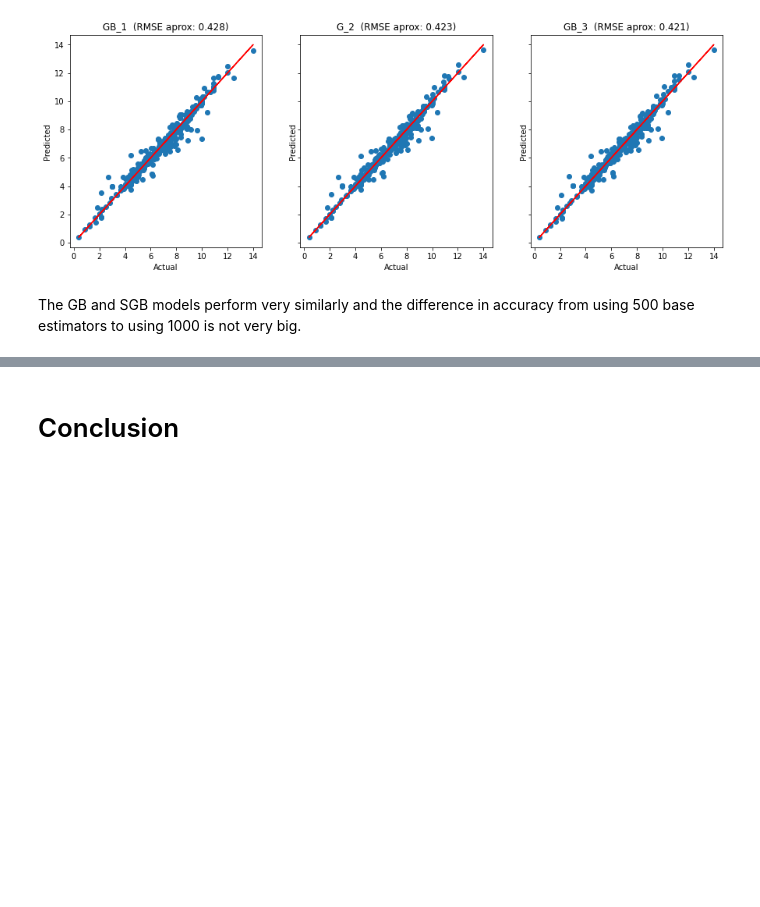
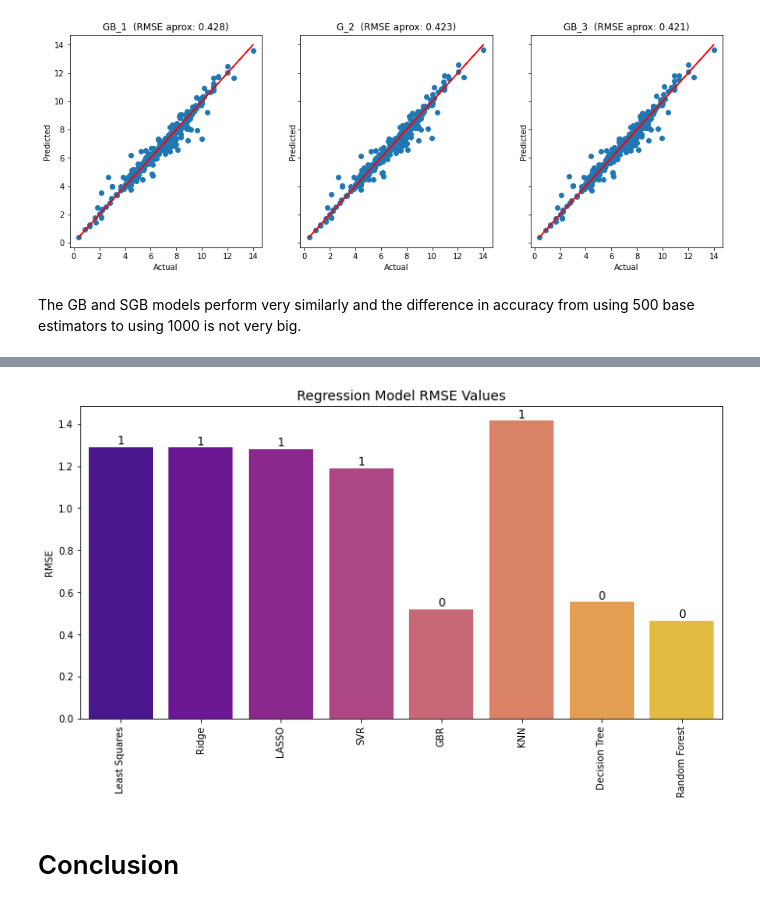
Before and after one commit to Jason-F/JM2_Team_Project, a Jupyter notebook: JM2_Regression_Project_v0.12.ipynb, the cells around one changed output, grey strips where cells are left out. Drawn from its saved outputs; the diff is of its cells as text; code cells hidden in the pictures; blank space fills up the shorter version.

Commit message:
Add files via upload
Added Model comparison

```diff
--- a/JM2_Regression_Project_v0.12.ipynb
+++ b/JM2_Regression_Project_v0.12.ipynb
@@ -1146,3 +1157,18 @@ The GB and SGB models perform very similarly and the difference in accuracy from
+# %%
+# Compare RMSE values between models
+fig,axis = plt.subplots(figsize=(12, 6))
+rmse_x = ['Least Squares', 'Ridge', 'LASSO', 'SVR', 'GBR', 'KNN', 'Decision Tree','Random Forest']
+rmse_y = list(results['Test MSE'])
+ax = sns.barplot(x=rmse_x, y=rmse_y,palette='plasma')
+plt.title('Regression Model RMSE Values',fontsize=14)
+plt.ylabel('RMSE')
+plt.xticks(rotation=90)
+for p in ax.patches:
+    ax.text(p.get_x() + p.get_width()/2., p.get_height(), '%d' % int(p.get_height()), fontsize=12, ha='center', va='bottom')
+
+plt.show()
+# %% [output]
+[figure, added]
 # %% [markdown]
 <a id="conclusion"></a>
 # Conclusion
```
Also changed, not shown: parts of 9 cells of this notebook.
